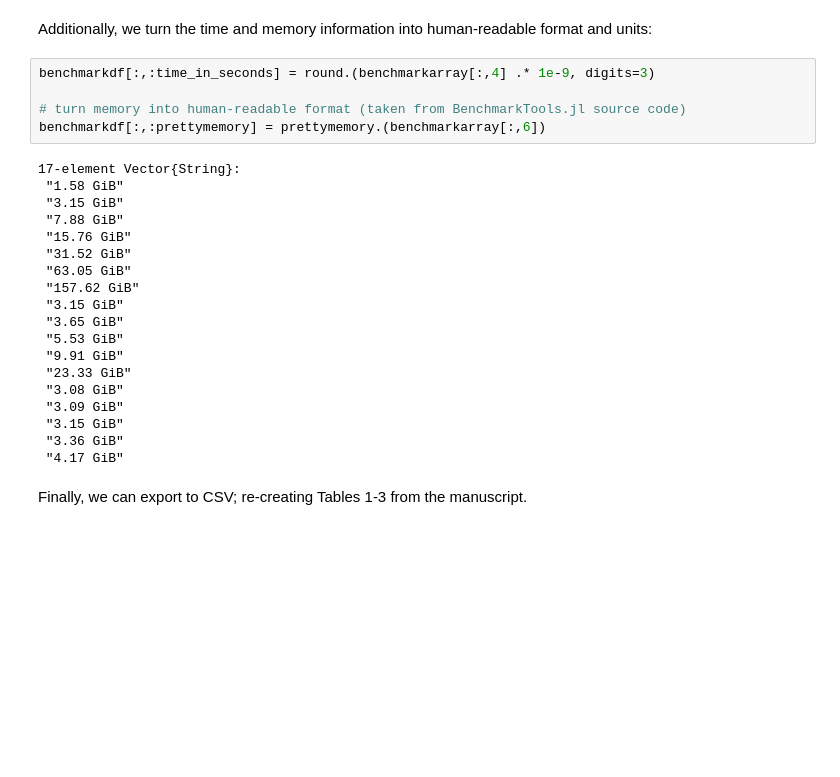
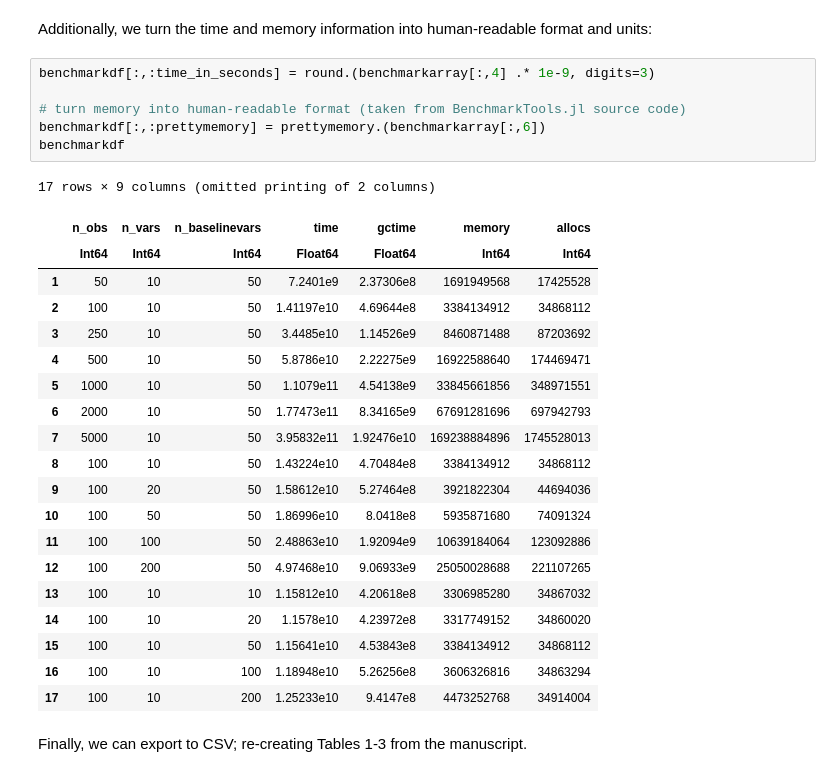
Before and after one commit to maren-ha/DeepDynamicModelingWithJust2TimePoints, a Jupyter notebook: notebooks/SecA2_ComputationalCost.ipynb, the cells around one changed output. Cells and saved outputs as stored; diff of their text form; blank space fills up the shorter version.

```diff
--- a/notebooks/SecA2_ComputationalCost.ipynb
+++ b/notebooks/SecA2_ComputationalCost.ipynb
@@ -287,27 +281,30 @@ Additionally, we turn the time and memory information into human-readable format
 # %%
 benchmarkdf[:,:time_in_seconds] = round.(benchmarkarray[:,4] .* 1e-9, digits=3)
 
 # turn memory into human-readable format (taken from BenchmarkTools.jl source code)
 benchmarkdf[:,:prettymemory] = prettymemory.(benchmarkarray[:,6])
+benchmarkdf
 # %% [output]
-17-element Vector{String}:
- "1.58 GiB"
- "3.15 GiB"
- "7.88 GiB"
- "15.76 GiB"
- "31.52 GiB"
- "63.05 GiB"
- "157.62 GiB"
- "3.15 GiB"
- "3.65 GiB"
- "5.53 GiB"
- "9.91 GiB"
- "23.33 GiB"
- "3.08 GiB"
- "3.09 GiB"
- "3.15 GiB"
- "3.36 GiB"
- "4.17 GiB"
+17 rows × 9 columns (omitted printing of 2 columns)
+|  | n_obs | n_vars | n_baselinevars | time | gctime | memory | allocs |
+|  | Int64 | Int64 | Int64 | Float64 | Float64 | Int64 | Int64 |
+| 1 | 50 | 10 | 50 | 7.2401e9 | 2.37306e8 | 1691949568 | 17425528 |
+| 2 | 100 | 10 | 50 | 1.41197e10 | 4.69644e8 | 3384134912 | 34868112 |
+| 3 | 250 | 10 | 50 | 3.4485e10 | 1.14526e9 | 8460871488 | 87203692 |
+| 4 | 500 | 10 | 50 | 5.8786e10 | 2.22275e9 | 16922588640 | 174469471 |
+| 5 | 1000 | 10 | 50 | 1.1079e11 | 4.54138e9 | 33845661856 | 348971551 |
+| 6 | 2000 | 10 | 50 | 1.77473e11 | 8.34165e9 | 67691281696 | 697942793 |
+| 7 | 5000 | 10 | 50 | 3.95832e11 | 1.92476e10 | 169238884896 | 1745528013 |
+| 8 | 100 | 10 | 50 | 1.43224e10 | 4.70484e8 | 3384134912 | 34868112 |
+| 9 | 100 | 20 | 50 | 1.58612e10 | 5.27464e8 | 3921822304 | 44694036 |
+| 10 | 100 | 50 | 50 | 1.86996e10 | 8.0418e8 | 5935871680 | 74091324 |
+| 11 | 100 | 100 | 50 | 2.48863e10 | 1.92094e9 | 10639184064 | 123092886 |
+| 12 | 100 | 200 | 50 | 4.97468e10 | 9.06933e9 | 25050028688 | 221107265 |
+| 13 | 100 | 10 | 10 | 1.15812e10 | 4.20618e8 | 3306985280 | 34867032 |
+| 14 | 100 | 10 | 20 | 1.1578e10 | 4.23972e8 | 3317749152 | 34860020 |
+| 15 | 100 | 10 | 50 | 1.15641e10 | 4.53843e8 | 3384134912 | 34868112 |
+| 16 | 100 | 10 | 100 | 1.18948e10 | 5.26256e8 | 3606326816 | 34863294 |
+| 17 | 100 | 10 | 200 | 1.25233e10 | 9.4147e8 | 4473252768 | 34914004 |
 # %% [markdown]
 Finally, we can export to CSV; re-creating Tables 1-3 from the manuscript.
 # %%
```
Also changed, not shown: parts of 10 cells of this notebook.
